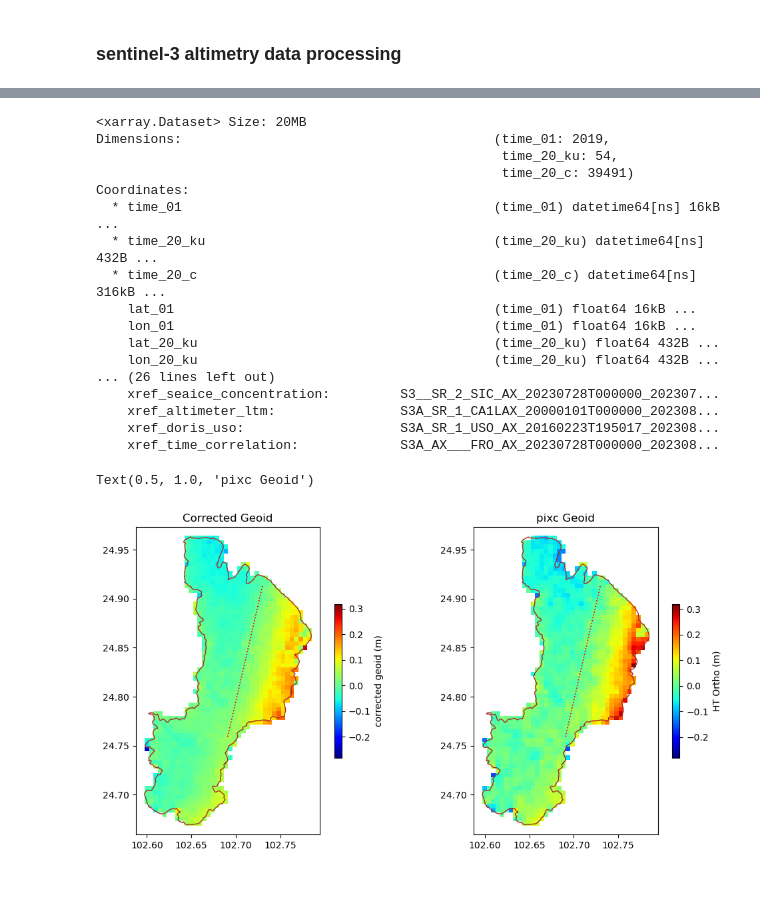
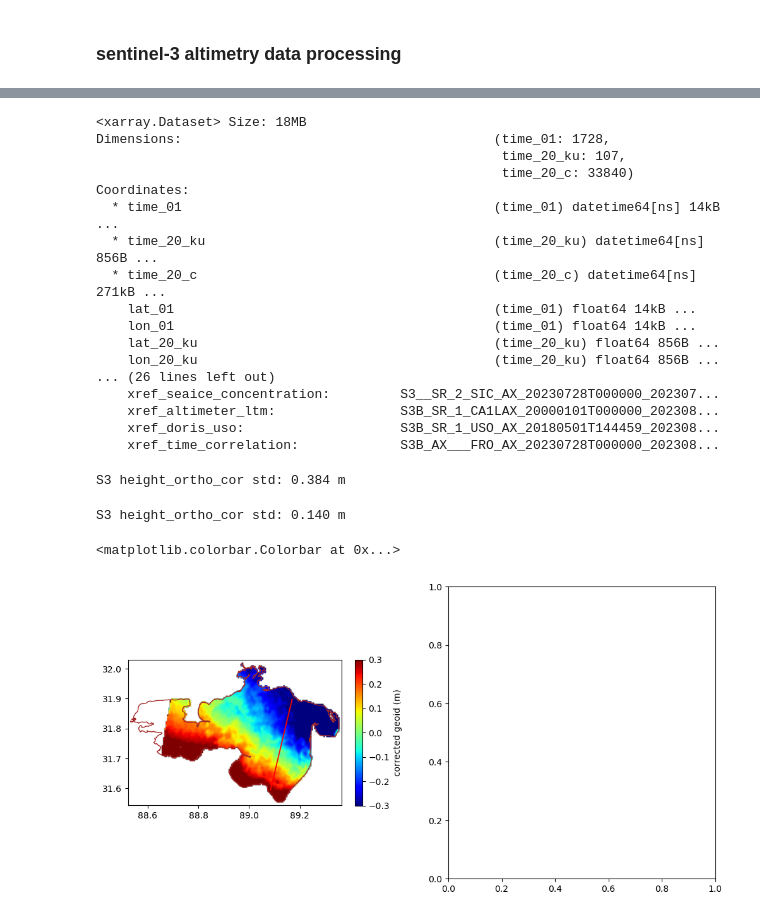
Before and after one commit to xinluo2018/swot-for-geoid, a Jupyter notebook: notebook/6_2_altimetry_data_process_s3.ipynb, the cells around one changed output, grey strips where cells are left out. Drawn from its saved outputs; the diff is of its cells as text; code cells hidden in the pictures; blank space fills up the shorter version.

```diff
--- a/notebook/6_2_altimetry_data_process_s3.ipynb
+++ b/notebook/6_2_altimetry_data_process_s3.ipynb
@@ -12,13 +12,14 @@ from shapely.geometry import Point
 # %%
-path_ht_spahet = 'data/dianchi-lake/swot-pixc/raster_height_spahet.nc'
-path_lake_vec = 'data/dianchi-lake/hydrolake_dianchi_edit.gpkg'
-paths_s3 = glob('data/dianchi-lake/s3/*/standard_measurement.nc')
+lake_name = 'siling_co'
+path_ht_spavar = f'data/{lake_name}-lake/swot-pixc/raster_height_spavar.nc'
+path_lake_vec = f'data/{lake_name}-lake/hydrolake_{lake_name}.gpkg'
+paths_s3 = glob(f'data/{lake_name}-lake/s3/*/standard_measurement.nc')
 path_s3 = paths_s3[0]
 # %%
 ## read vector file of the lake.
 lake_gdf = gpd.read_file(path_lake_vec)
 # ## read geoid correction file
-raster_geoid_cor = xr.open_dataset(path_ht_spahet)
+raster_geoid_cor = xr.open_dataset(path_ht_spavar)
 raster_geoid_cor
 ## read s3 altimetry data
 s3_xr = xr.open_dataset(path_s3)
@@ -56,23 +57,23 @@ ids_valid_s3 = np.where(lake_decrease_gdf.geometry[0].contains(points))[0]
 s3_xr_mask = s3_xr.isel({'time_20_ku': ids_valid_s3})
 s3_xr_mask
 # %% [output]
-<xarray.Dataset> Size: 20MB
-Dimensions:                                        (time_01: 2019,
-                                                    time_20_ku: 54,
-                                                    time_20_c: 39491)
+<xarray.Dataset> Size: 18MB
+Dimensions:                                        (time_01: 1728,
+                                                    time_20_ku: 107,
+                                                    time_20_c: 33840)
 Coordinates:
-  * time_01                                        (time_01) datetime64[ns] 16kB ...
-  * time_20_ku                                     (time_20_ku) datetime64[ns] 432B ...
-  * time_20_c                                      (time_20_c) datetime64[ns] 316kB ...
-    lat_01                                         (time_01) float64 16kB ...
-    lon_01                                         (time_01) float64 16kB ...
-    lat_20_ku                                      (time_20_ku) float64 432B ...
-    lon_20_ku                                      (time_20_ku) float64 432B ...
+  * time_01                                        (time_01) datetime64[ns] 14kB ...
+  * time_20_ku                                     (time_20_ku) datetime64[ns] 856B ...
+  * time_20_c                                      (time_20_c) datetime64[ns] 271kB ...
+    lat_01                                         (time_01) float64 14kB ...
+    lon_01                                         (time_01) float64 14kB ...
+    lat_20_ku                                      (time_20_ku) float64 856B ...
+    lon_20_ku                                      (time_20_ku) float64 856B ...
 ... (26 lines left out)
     xref_seaice_concentration:         S3__SR_2_SIC_AX_20230728T000000_202307...
-    xref_altimeter_ltm:                S3A_SR_1_CA1LAX_20000101T000000_202308...
-    xref_doris_uso:                    S3A_SR_1_USO_AX_20160223T195017_202308...
-    xref_time_correlation:             S3A_AX___FRO_AX_20230728T000000_202308...
+    xref_altimeter_ltm:                S3B_SR_1_CA1LAX_20000101T000000_202308...
+    xref_doris_uso:                    S3B_SR_1_USO_AX_20180501T144459_202308...
+    xref_time_correlation:             S3B_AX___FRO_AX_20230728T000000_202308...
 # %%
 ## 1. geophysical correction by refering to official document.
 geo_corr_01hz=['mod_dry_tropo_cor_meas_altitude_01', 'mod_wet_tropo_cor_meas_altitude_01',
@@ -88,30 +89,31 @@ s3_geophy_20hz = hz01_hz20(data_01hz=s3_geophy_01hz, time_01hz=times_01, time_20
 ## 3. Calculate the corrected surface water height
 ## 3.1 ocog/ocean retracker
 height_ocog = s3_xr_mask['alt_20_ku'].values - s3_xr_mask['range_ocog_20_ku'].values - s3_geophy_20hz ## height_ellip
+print(f'S3 height_ortho_cor std: {np.nanstd(height_ocog):.3f} m')
+# %% [output]
+S3 height_ortho_cor std: 0.384 m
+# %%
+## remove outliers
+height_ocog_median = np.median(height_ocog)
+height_ocog = np.where((height_ocog > height_ocog_median - 0.3) &
+                            (height_ocog < height_ocog_median + 0.3), height_ocog, np.nan)
+print(f'S3 height_ortho_cor std: {np.nanstd(height_ocog):.3f} m')
+# %% [output]
+S3 height_ortho_cor std: 0.140 m
 # %%
 extent_raster = [raster_geoid_cor.x.min(), raster_geoid_cor.x.max(),
            raster_geoid_cor.y.min(), raster_geoid_cor.y.max()]
 fig, ax = plt.subplots(1, 2, figsize=(12, 6))
-geoid_mean = np.nanmean(raster_geoid_cor.ht_spahet_smoothed.values)
-img_show1 = ax[0].imshow(raster_geoid_cor.ht_spahet_smoothed.values, cmap='jet',
+geoid_mean = np.nanmean(raster_geoid_cor.ht_spavar_smoothed.values)
+img_show1 = ax[0].imshow(raster_geoid_cor.ht_spavar_smoothed.values, cmap='jet',
                         vmin = geoid_mean-0.3, vmax = geoid_mean+0.3, extent=extent_raster)
 lake_gdf.plot(ax=ax[0], edgecolor='Brown', facecolor='none', linewidth=1)
 scat1 = ax[0].scatter(x=s3_xr_mask['lon_20_ku'].values, y=s3_xr_mask['lat_20_ku'].values,
                       c='red', s=2, edgecolor='none')
 plt.colorbar(img_show1, ax=ax[0], label='corrected geoid (m)', shrink=0.5)
-ax[0].set_title('Corrected Geoid')
-geoid_mean = np.nanmean(raster_geoid_cor.geoid_spahet.values)
-img_show2 = ax[1].imshow(raster_geoid_cor.geoid_spahet.values, cmap='jet',
-                         vmin = geoid_mean-0.3, vmax = geoid_mean+0.3,
-                         extent=extent_raster)
-lake_gdf.plot(ax=ax[1], edgecolor='Brown', facecolor='none', linewidth=1)
-scat2 = ax[1].scatter(x=s3_xr_mask['lon_20_ku'].values, y=s3_xr_mask['lat_20_ku'].values,
-                      c='red', s=2, edgecolor='none')
-plt.colorbar(img_show2, ax=ax[1], label='HT Ortho (m)', shrink=0.5)
-ax[1].set_title('pixc Geoid')
 # %% [output]
-Text(0.5, 1.0, 'pixc Geoid')
+<matplotlib.colorbar.Colorbar at 0x...>
-[figure, old version]
+[figure, new version]
 # %%
 ## geoid correction
 ## sample the geoid correction raster to the S3 points
```
Also changed, not shown: parts of 8 cells of this notebook, 23 other files.
